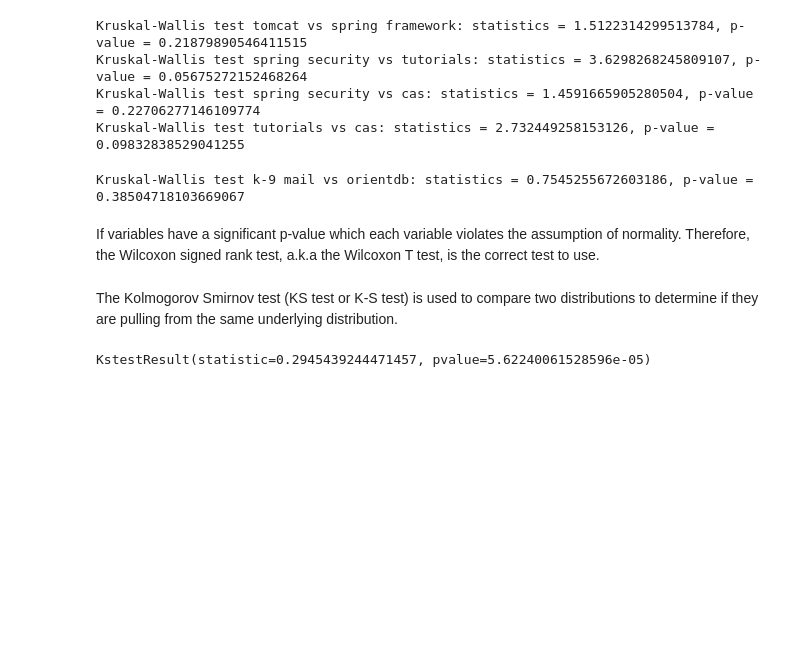
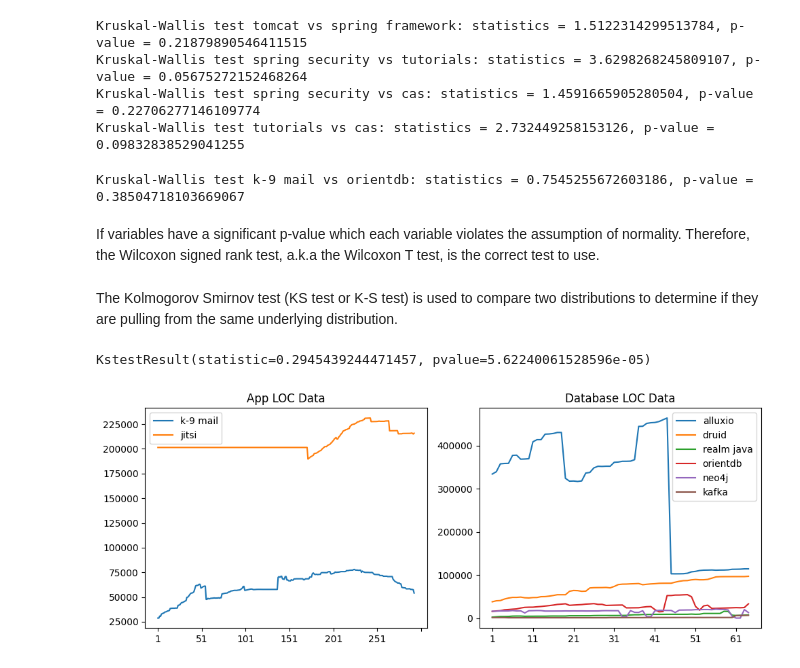
Before and after one commit to alenkaja00/time-series-study, a Jupyter notebook: rq2_analysis.ipynb, the cells around one changed output. Saved outputs shown, nothing was run; the diff lists cells and outputs as text; code cells hidden in the pictures; blank space fills up the shorter version.

```diff
--- a/rq2_analysis.ipynb
+++ b/rq2_analysis.ipynb
@@ -249,3 +249,28 @@ from scipy.stats import kstest
 kstest(app_loc_data.iloc[0].dropna(), nlp_loc_data.iloc[2].dropna())
 # %% [output]
 KstestResult(statistic=0.2945439244471457, pvalue=5.62240061528596e-05)
+# %%
+import matplotlib.pyplot as plt
+
+def draw_plot(data, names_list, variable):
+    num_plots = len(data)
+    num_rows = num_plots // 2 + num_plots % 2
+    num_cols = 2
+
+    fig, axes = plt.subplots(nrows=num_rows, ncols=num_cols, figsize=(10, 4))
+
+    if num_rows == 1:
+        axes = [axes]
+
+    for i, ax_row in enumerate(axes):
+        for j, ax in enumerate(ax_row):
+            if i * num_cols + j < num_plots:
+                data[i * num_cols + j].T.dropna().plot(ax=ax)
+                ax.set_title(str(names_list[i * num_cols + j]) + ' ' + str(variable) + ' Data')
+
+    plt.tight_layout()
+    plt.show()
+# %%
+draw_plot([app_loc_data, database_loc_data],['App','Database'], 'LOC')
+# %% [output]
+[figure, added]
```
Also changed, not shown: parts of 18 cells of this notebook.
